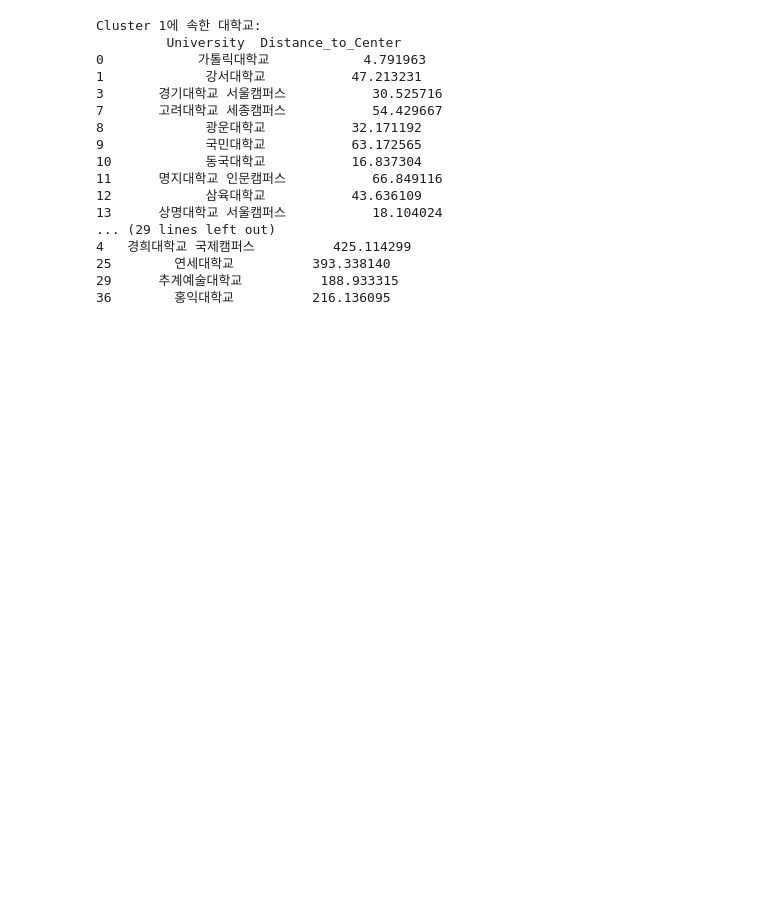
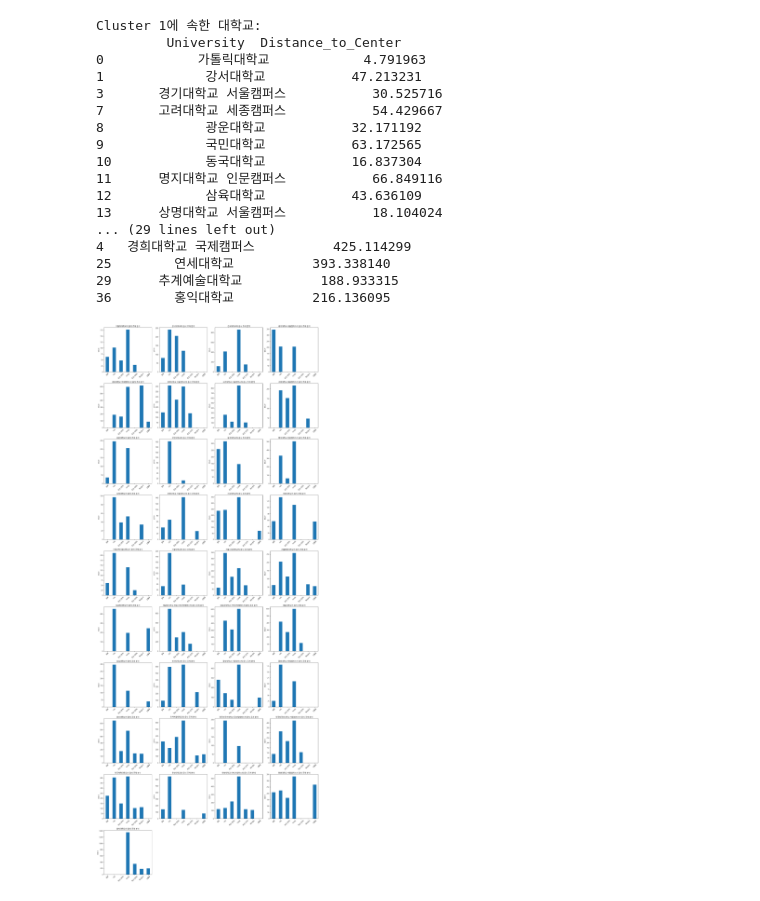
Before and after one commit to RealReviewer-org/RealReviewer, a Jupyter notebook: notebook/Review_merge_data.ipynb, the cells around one changed output. Saved outputs shown, nothing was run; the diff lists cells and outputs as text; code cells hidden in the pictures; blank space fills up the shorter version.

```diff
--- a/notebook/Review_merge_data.ipynb
+++ b/notebook/Review_merge_data.ipynb
@@ -476,3 +477,63 @@ Cluster 1에 속한 대학교:
 25        연세대학교          393.338140
 29      추계예술대학교          188.933315
 36        홍익대학교          216.136095
+# %%
+from collections import defaultdict, Counter
+import matplotlib.pyplot as plt
+import pandas as pd
+
+# 음식 관련 단어 사전 정의
+food_topics = {
+    "디저트": ["크림", "초코", "딸기", "빙수", "샌드위치", "타르트", "스콘", "와플", "푸딩", "파르페", "마카롱"],
+    "음료": ["아메리카노", "원두", "밀크", "요거트", "에스프레소"],
+    "특징 (단맛)": ["달달", "민트", "초코"],
+    "특징 (짠맛)": ["소금", "치즈"],
+    "특수음식": ["타르트", "베이글", "샌드위치", "브런치"],
+    "선물용": ["선물", "예약", "구매"],
+}
+
+# 대학교별 단어 분류
+university_food_counts = defaultdict(Counter)
+
+# 가상의 데이터셋을 university_top_words_filtered로 대체
+# university_top_words_filtered = { '대학교1': [('단어', 빈도수), ...], '대학교2': ... }
+
+for university, words in university_top_words_filtered.items():
+    for word, freq in words[:10]:  # 상위 10개 단어만 사용
+        assigned = False
+        for topic, keywords in food_topics.items():
+            if word in keywords:
+                university_food_counts[university][topic] += freq
+                assigned = True
+                break
+        if not assigned:  # 분류되지 않은 단어는 기타로 처리
+            university_food_counts[university]["기타"] += freq
+
+# 결과 데이터프레임 생성
+university_food_df = pd.DataFrame(university_food_counts).fillna(0).T
+university_food_df = university_food_df.astype(int)
+
+# 플롯 행/열 설정
+n_cols = 4
+n_rows = (len(university_food_df) + n_cols - 1) // n_cols  # 행 계산
+
+# 전체 플롯 크기 설정
+fig, axes = plt.subplots(n_rows, n_cols, figsize=(20, n_rows * 5))
+axes = axes.flatten()
+
+# 대학교별 음식 주제 비중 시각화
+for i, university in enumerate(university_food_df.index):
+    topic_data = university_food_df.loc[university]
+    ax = axes[i]
+    topic_data.plot(kind="bar", ax=ax, title=f"{university}의 음식 주제 분석", ylabel="빈도수")
+    ax.set_xticklabels(topic_data.index, rotation=45)
+    ax.set_xlabel("")
+
+# 남은 빈 플롯 숨기기
+for j in range(i + 1, len(axes)):
+    axes[j].axis("off")
+
+plt.tight_layout()
+plt.show()
+# %% [output]
+[figure, added]
```
Also changed, not shown: parts of 2 cells of this notebook.
